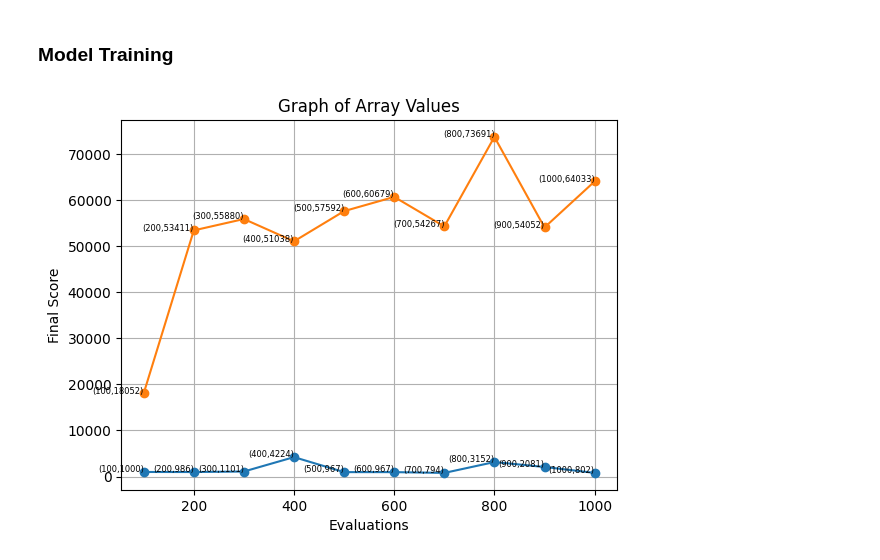
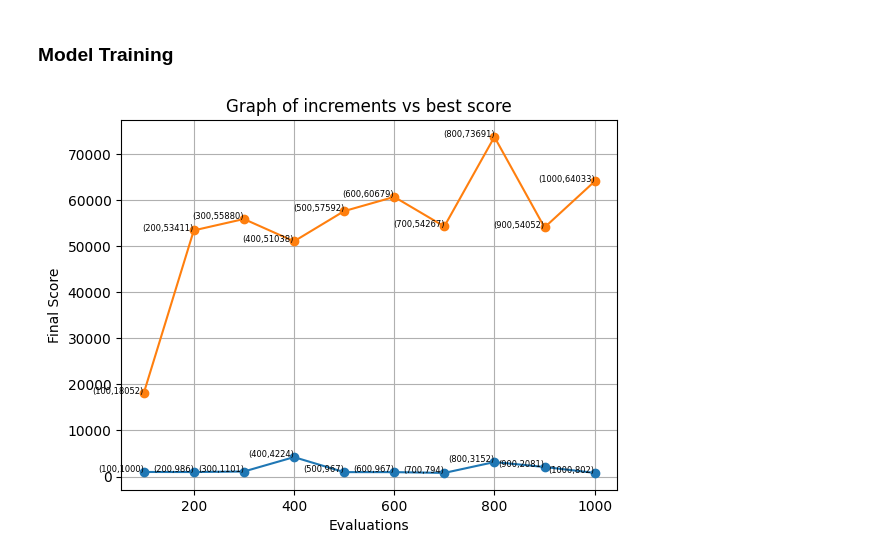
Before and after one commit to LDY681/CITS4404_project, a Jupyter notebook: CITS4404.ipynb, the cells around one changed output. Cells and saved outputs as stored; diff of their text form; code cells hidden in the pictures.

```diff
--- a/CITS4404.ipynb
+++ b/CITS4404.ipynb
@@ -284,32 +284,32 @@ def incremental_firefly(increments = 10,
 
 increments = 10
 evals = 1000
 alpha = 0.9
 betamin = 0.2
 gamma = 0.5
 pop_size = 25
 results, training_scores = incremental_firefly(increments=increments, pop_size = pop_size,
                                                alpha=alpha, betamin=betamin, gamma = gamma, max_evals=evals)
 results = np.array(results)
 training_scores = np.array(training_scores)
 
 x_values = (np.arange(len(results)) + 1) * (evals/increments)
 
 plt.plot(x_values, results, marker='o')
 
 for i in range(len(x_values)):
     plt.text(x_values[i], results[i], f'({int(x_values[i])},{int(results[i])})', fontsize=6, ha='right')
     plt.text(x_values[i], training_scores[i], f'({int(x_values[i])},{int(training_scores[i])})', fontsize=6, ha='right')
 
 plt.plot(x_values, training_scores, marker='o')
 
 # Add labels and title
 plt.xlabel('Evaluations')
 plt.ylabel('Final Score')
-plt.title('Graph of Array Values')
+plt.title('Graph of increments vs best score')
 plt.grid()
 
 # Show the plot
 plt.show()
 # %% [output]
-[figure, old version]
+[figure, new version]
```
